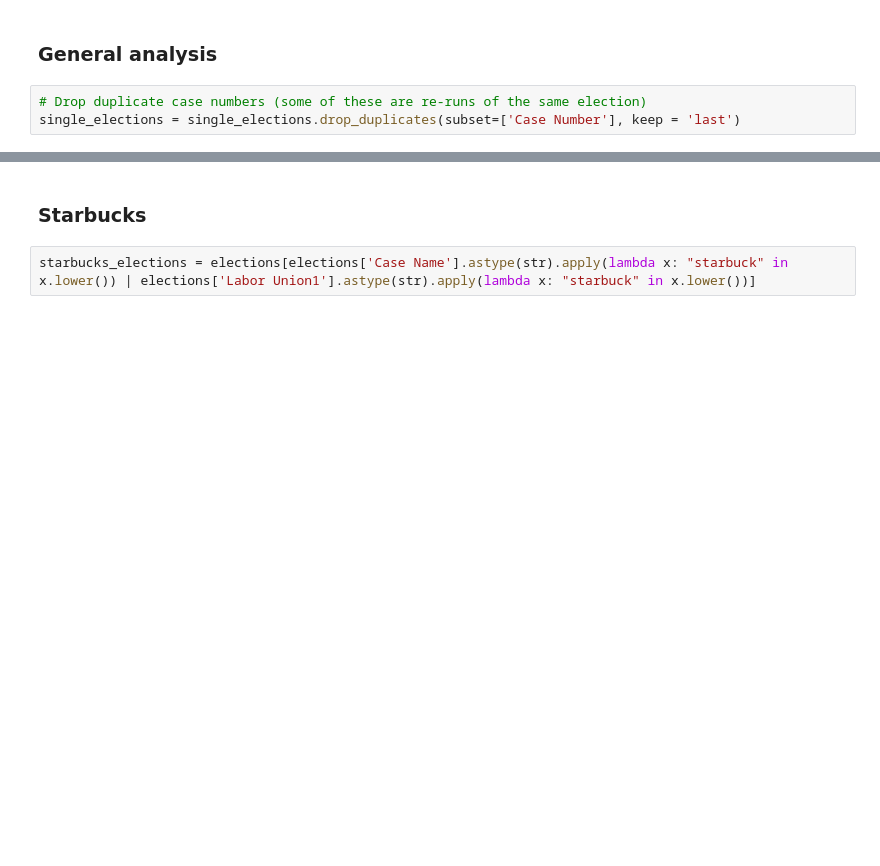
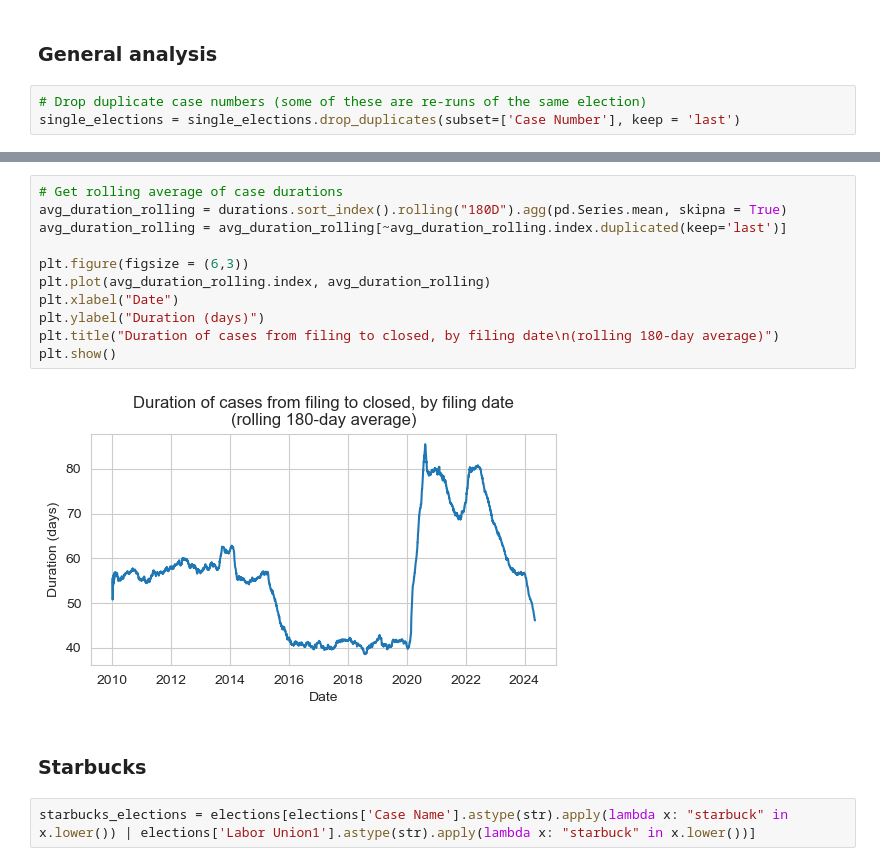
Before and after one commit to AmziJeffs/LaborData, a Jupyter notebook: ElectionsAnalysis.ipynb, the cells around one changed output, grey strips where cells are left out. Saved outputs shown, nothing was run; the diff lists cells and outputs as text; blank space fills up the shorter version.

```diff
--- a/ElectionsAnalysis.ipynb
+++ b/ElectionsAnalysis.ipynb
@@ -140,3 +165,16 @@ five_biggest_by_year.format(precision=3)
+# %%
+# Get rolling average of case durations
+avg_duration_rolling = durations.sort_index().rolling("180D").agg(pd.Series.mean, skipna = True)
+avg_duration_rolling = avg_duration_rolling[~avg_duration_rolling.index.duplicated(keep='last')]
+
+plt.figure(figsize = (6,3))
+plt.plot(avg_duration_rolling.index, avg_duration_rolling)
+plt.xlabel("Date")
+plt.ylabel("Duration (days)")
+plt.title("Duration of cases from filing to closed, by filing date\n(rolling 180-day average)")
+plt.show()
+# %% [output]
+[figure, added]
 # %% [markdown]
 ### Starbucks
 # %%
```
Also changed, not shown: parts of 11 cells of this notebook.
